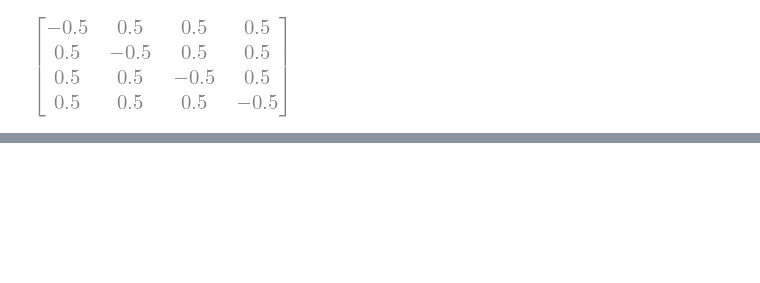
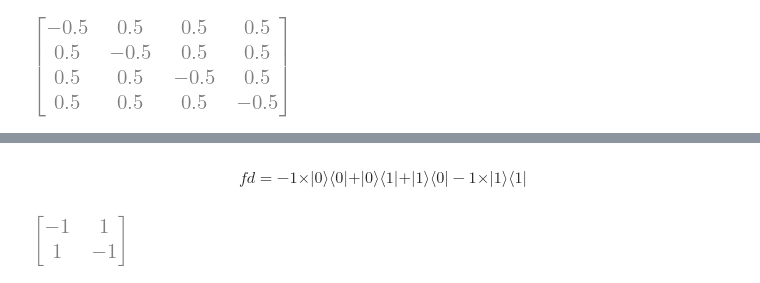
Before and after one commit to jbperin/hello-world, a Jupyter notebook: quantique/OneOutOfFour.ipynb, the cells around one changed output, grey strips where cells are left out. Saved outputs shown, nothing was run; the diff lists cells and outputs as text; code cells hidden in the pictures; blank space fills up the shorter version.

```diff
--- a/quantique/OneOutOfFour.ipynb
+++ b/quantique/OneOutOfFour.ipynb
@@ -73,0 +84,9 @@ Ub4measure
+# %% [markdown]
+$$
+fd = -1\times\vert0\rangle\langle0\vert + \vert0\rangle\langle1\vert + \vert1\rangle\langle0\vert - 1\times \vert1\rangle\langle1\vert
+$$
+# %%
+fd = -1*ket0*ket0.T+1*ket0*ket1.T+1*ket1*ket0.T-1*ket1*ket1.T
+fd
+# %% [output]
+[figure, added]
```
Also changed, not shown: parts of 17 cells of this notebook.
